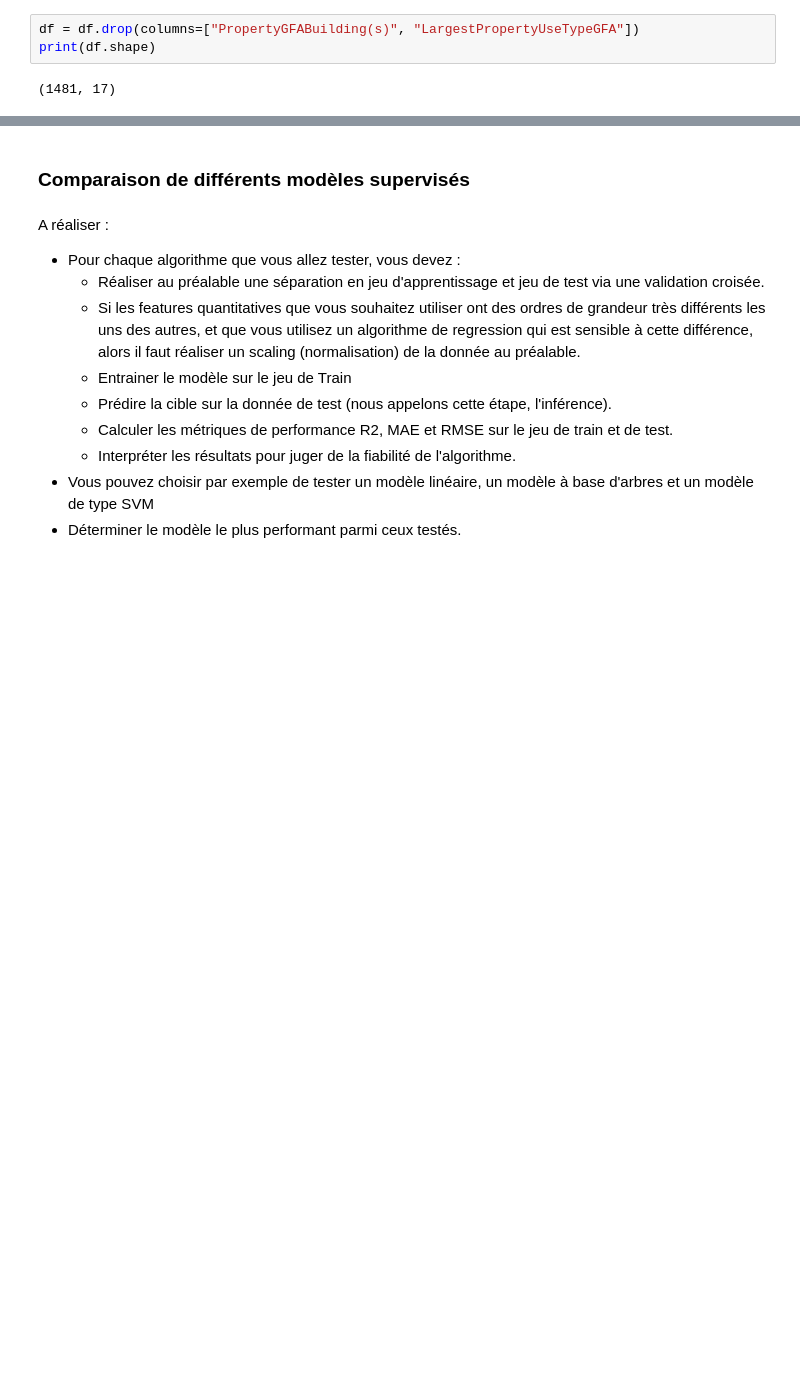
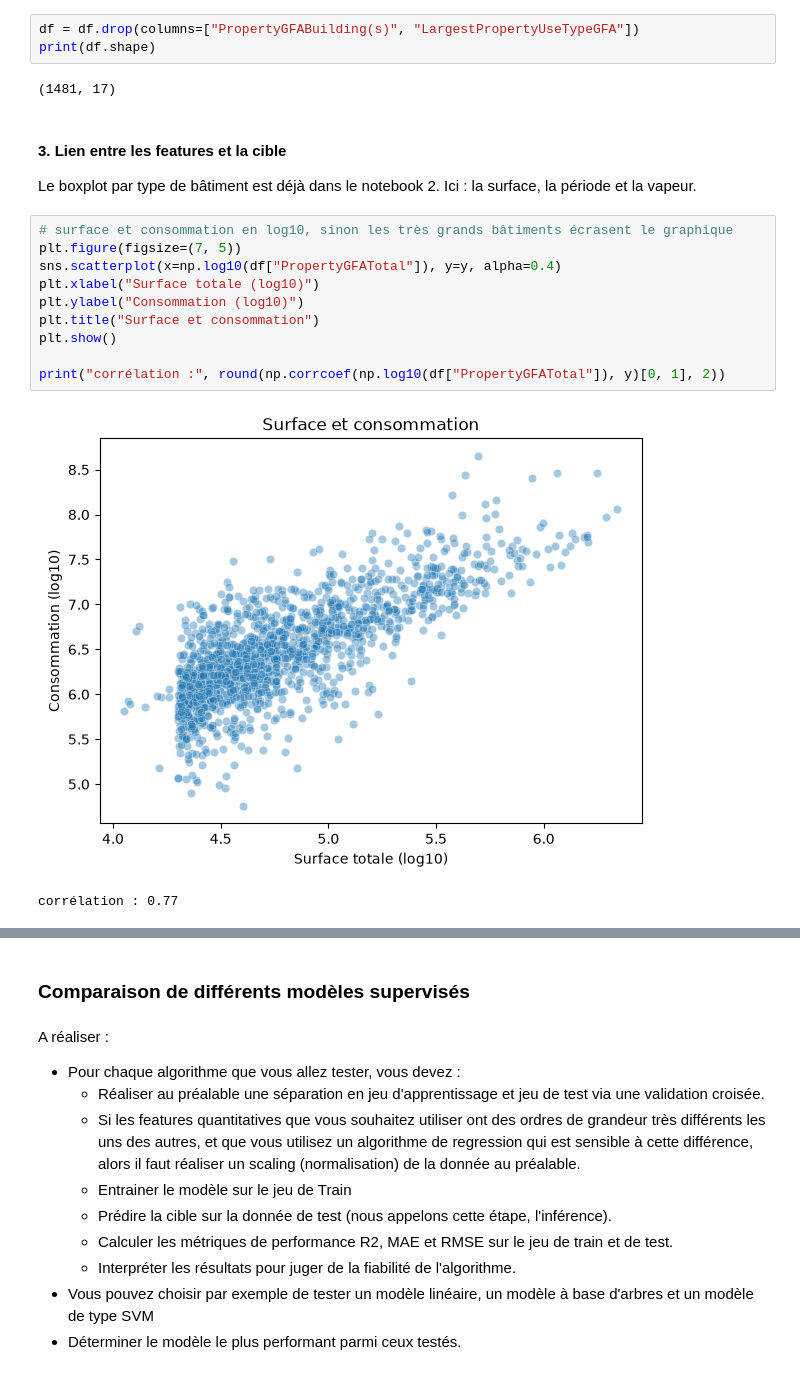
Before and after one commit to pierre-angelo-commits/p3-consommation-batiments-seattle, a Jupyter notebook: 03_modelisation.ipynb, the cells around one changed output, grey strips where cells are left out. Cells and saved outputs as stored; diff of their text form; blank space fills up the shorter version.

Commit message:
Notebook 3 : graphiques features / cible (surface, période, vapeur)
Co-Authored-By: Claude Opus 5.5 <noreply@anthropic.com>

```diff
--- a/03_modelisation.ipynb
+++ b/03_modelisation.ipynb
@@ -190,3 +190,20 @@ df = df.drop(columns=["PropertyGFABuilding(s)", "LargestPropertyUseTypeGFA"])
 print(df.shape)
 # %% [output]
 (1481, 17)
+# %% [markdown]
+#### 3. Lien entre les features et la cible
+
+Le boxplot par type de bâtiment est déjà dans le notebook 2. Ici : la surface, la période et la vapeur.
+# %%
+# surface et consommation en log10, sinon les très grands bâtiments écrasent le graphique
+plt.figure(figsize=(7, 5))
+sns.scatterplot(x=np.log10(df["PropertyGFATotal"]), y=y, alpha=0.4)
+plt.xlabel("Surface totale (log10)")
+plt.ylabel("Consommation (log10)")
+plt.title("Surface et consommation")
+plt.show()
+
+print("corrélation :", round(np.corrcoef(np.log10(df["PropertyGFATotal"]), y)[0, 1], 2))
+# %% [output]
+[figure, added]
+corrélation : 0.77
```
Also changed, not shown: parts of 3 cells of this notebook.
